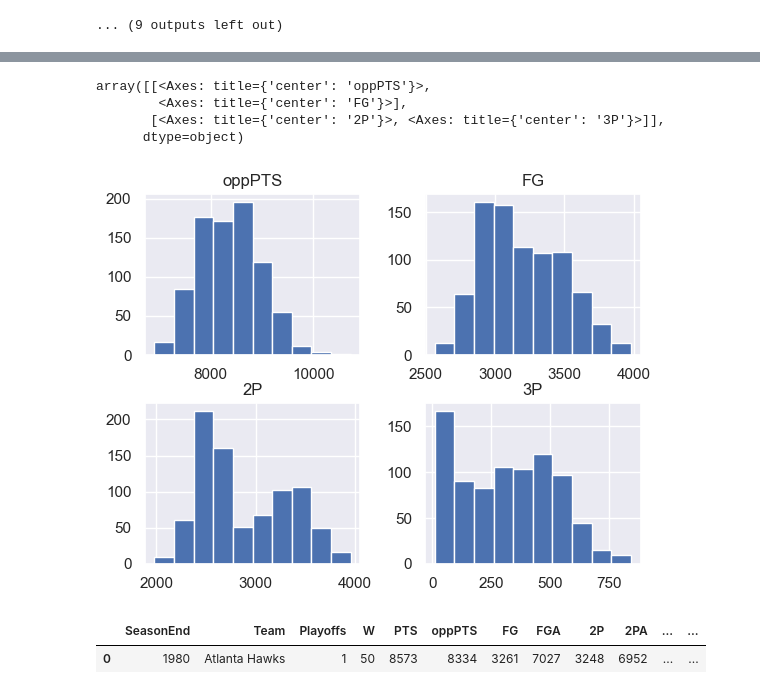
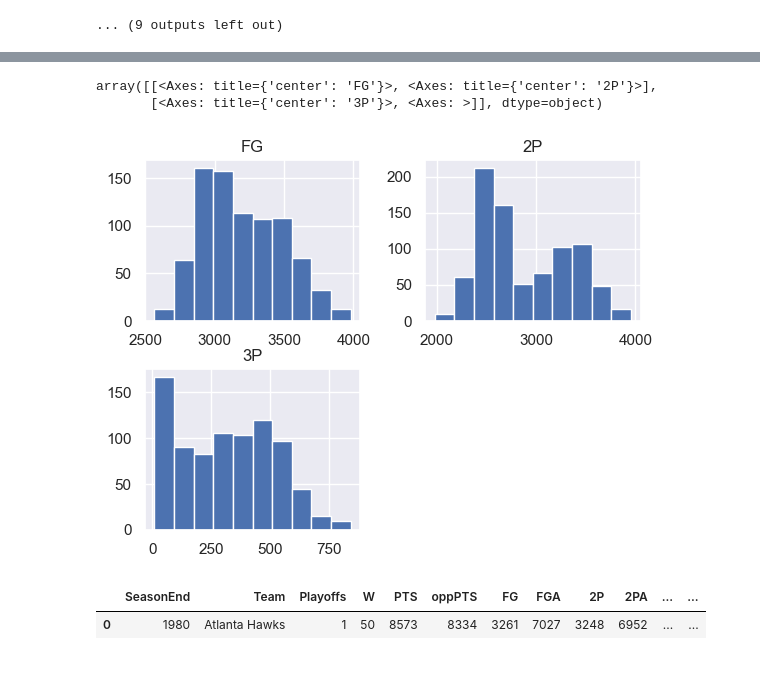
Before and after one commit to DariaKhot/my-fork-2023-fall-data-science-fridays, a Jupyter notebook: Week-06-Regression/Daria-Regression.ipynb, the cells around one changed output, grey strips where cells are left out. Cells and saved outputs as stored; diff of their text form; code cells hidden in the pictures.

```diff
--- a/Week-06-Regression/Daria-Regression.ipynb
+++ b/Week-06-Regression/Daria-Regression.ipynb
@@ -440,11 +440,9 @@ model_runs_scored.resid.mean()
 # %%
-df[ ['oppPTS', 'FG', '2P','3P']].hist()
+df[ ['FG', '2P','3P']].hist()
 # %% [output]
-array([[<Axes: title={'center': 'oppPTS'}>,
-        <Axes: title={'center': 'FG'}>],
-       [<Axes: title={'center': '2P'}>, <Axes: title={'center': '3P'}>]],
-      dtype=object)
+array([[<Axes: title={'center': 'FG'}>, <Axes: title={'center': '2P'}>],
+       [<Axes: title={'center': '3P'}>, <Axes: >]], dtype=object)
-[figure, old version]
+[figure, new version]
 # %%
 df.head(1)
 # %% [output]
```
Also changed, not shown: parts of 8 cells of this notebook.
